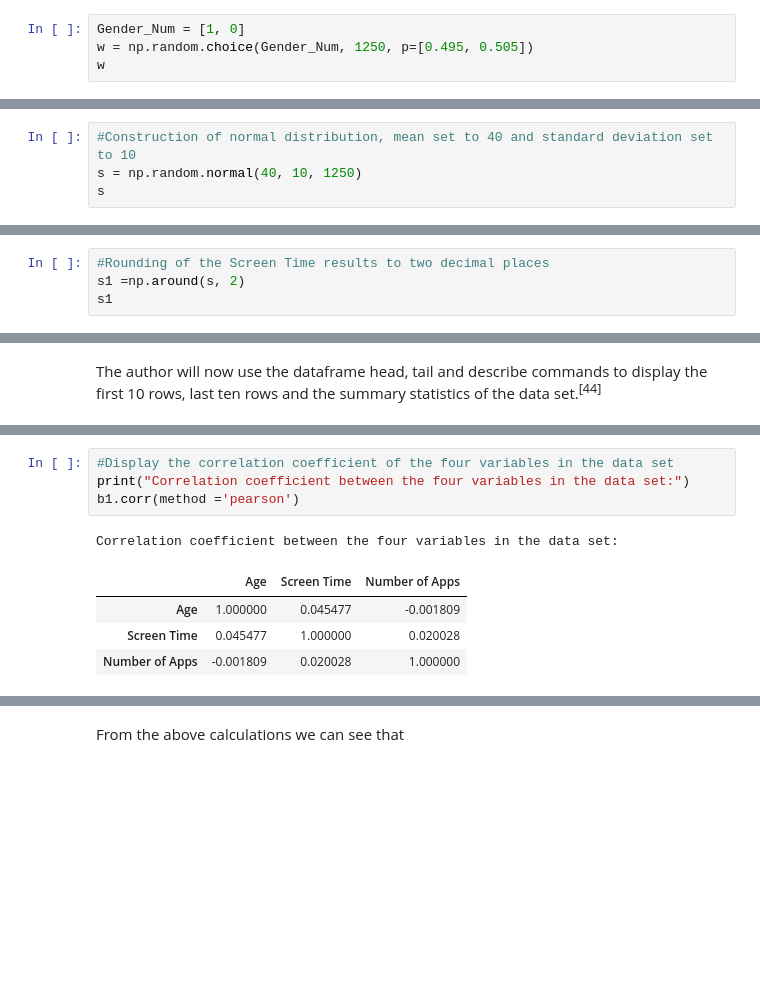
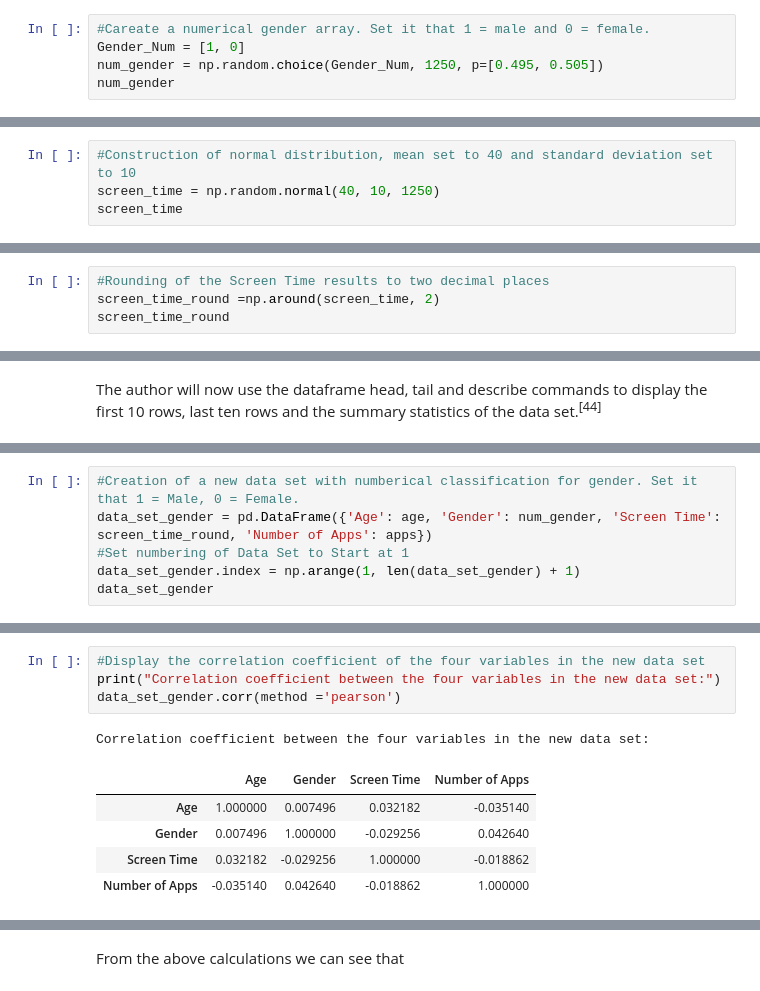
Before and after one commit to JPLee01/Programming_for_Data_Analysis-PRoject, a Jupyter notebook: Programming_for_Data_Analysis-Project.ipynb, the cells around one changed output, grey strips where cells are left out. Cells and saved outputs as stored; diff of their text form; blank space fills up the shorter version.

```diff
--- a/Programming_for_Data_Analysis-Project.ipynb
+++ b/Programming_for_Data_Analysis-Project.ipynb
@@ -141,7 +166,8 @@ array(['Male', 'Male', 'Female', ..., 'Male', 'Female', 'Male'],
 # %% [markdown]
 As we can see above an array is produced stating if the gender is male or female. This array can also be produced numerically where 1 = male and 0 = female.
 # %%
+#Careate a numerical gender array. Set it that 1 = male and 0 = female.
 Gender_Num = [1, 0]
-w = np.random.choice(Gender_Num, 1250, p=[0.495, 0.505])
-w
+num_gender = np.random.choice(Gender_Num, 1250, p=[0.495, 0.505])
+num_gender
 # %% [output]
@@ -182,6 +208,6 @@ In terms of the distribution the author feels that a childs screen time follows
 In order to ensure as broad a balanced calculation as possible the author will take an average of the above figures from the studies in thier calculations. This calculation, 38.9 hours a week, will be rounded up to 39 hours a week for ease of calculations. Also due to the all the above studies taking place prior to the COVID19 lockdowns (the Childwise study was undertaken in January 2020) the author will add 1 hour to the calculated average to account for the move to online learning during the lockdowns. This will give an average of 40 hours screen time a week for the purpose of the project. Through calculations and modeling<sup>[26]</sup> the author will apply a standard deviation of 10 which will ensure the averages from the above studies will be captured in the 68% of the area under the curve.
 # %%
 #Construction of normal distribution, mean set to 40 and standard deviation set to 10
-s = np.random.normal(40, 10, 1250)
-s
+screen_time = np.random.normal(40, 10, 1250)
+screen_time
 # %% [output]
@@ -333,6 +359,6 @@ b
 As we can see the above data set includes the 1250 samples across the four varialbes. It can be seen however that the screen time results are displayed in results up to six decimal places. For ease of analysis and visualisations the author will use the numpy.around function<sup>[43]</sup> round the screen time results to two decimal places.
 # %%
 #Rounding of the Screen Time results to two decimal places
-s1 =np.around(s, 2)
-s1
+screen_time_round =np.around(screen_time, 2)
+screen_time_round
 # %% [output]
@@ -413,0 +452,6 @@ In order to calculate the correlation coefficient of the variables in the data s
+# %%
+#Creation of a new data set with numberical classification for gender. Set it that 1 = Male, 0 = Female.
+data_set_gender = pd.DataFrame({'Age': age, 'Gender': num_gender, 'Screen Time': screen_time_round, 'Number of Apps': apps})
+#Set numbering of Data Set to Start at 1
+data_set_gender.index = np.arange(1, len(data_set_gender) + 1)
+data_set_gender
@@ -414,10 +476,11 @@ In order to calculate the correlation coefficient of the variables in the data s
 # %%
-#Display the correlation coefficient of the four variables in the data set
-print("Correlation coefficient between the four variables in the data set:")
-b1.corr(method ='pearson')
+#Display the correlation coefficient of the four variables in the new data set
+print("Correlation coefficient between the four variables in the new data set:")
+data_set_gender.corr(method ='pearson')
 # %% [output]
-Correlation coefficient between the four variables in the data set:
+Correlation coefficient between the four variables in the new data set:
-|  | Age | Screen Time | Number of Apps |
-| Age | 1.000000 | 0.045477 | -0.001809 |
-| Screen Time | 0.045477 | 1.000000 | 0.020028 |
-| Number of Apps | -0.001809 | 0.020028 | 1.000000 |
+|  | Age | Gender | Screen Time | Number of Apps |
+| Age | 1.000000 | 0.007496 | 0.032182 | -0.035140 |
+| Gender | 0.007496 | 1.000000 | -0.029256 | 0.042640 |
+| Screen Time | 0.032182 | -0.029256 | 1.000000 | -0.018862 |
+| Number of Apps | -0.035140 | 0.042640 | -0.018862 | 1.000000 |
```
Also changed, not shown: parts of 46 cells of this notebook.
